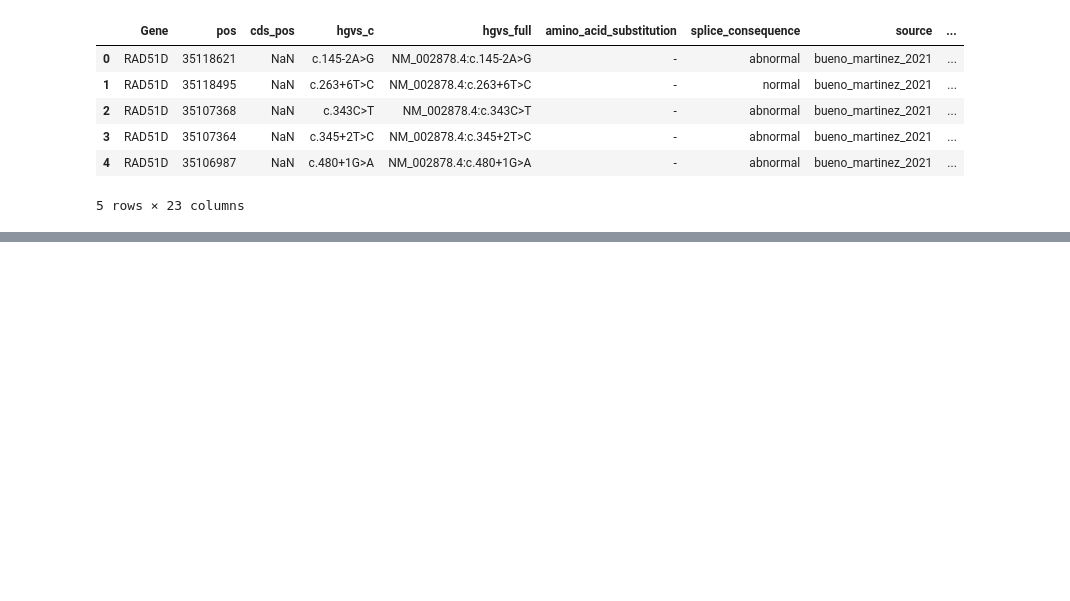
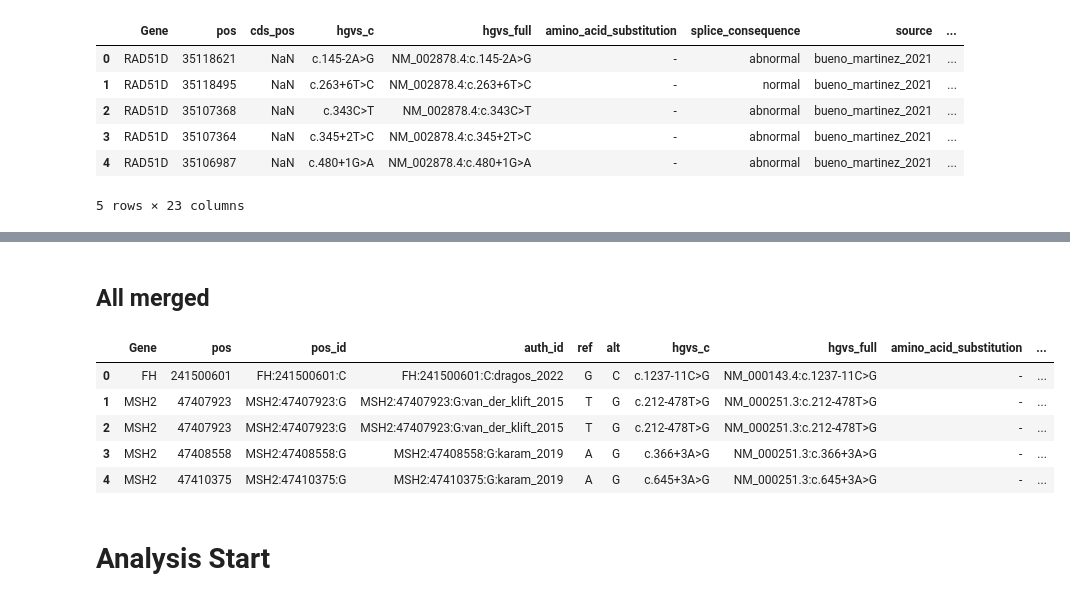
Before and after one commit to ivanw314/PillarProject_CAVA_Analysis, a Jupyter notebook: Notebooks/PP_CuratedSplicingProcessing.ipynb, the cells around one changed output, grey strips where cells are left out. Saved outputs shown, nothing was run; the diff lists cells and outputs as text; code cells hidden in the pictures; blank space fills up the shorter version.

```diff
--- a/Notebooks/PP_CuratedSplicingProcessing.ipynb
+++ b/Notebooks/PP_CuratedSplicingProcessing.ipynb
@@ -155,0 +192,17 @@ with open('./Data/sge_data_for_qc/spliceai_benchmarking/20260511_CuratedSplicing
+# %%
+new_vcf = pd.read_csv('./Data/sge_data_for_qc/spliceai_benchmarking/20260511_CuratedSplicing_UpdatedVEP.txt', sep='\t')
+genes = to_new_vcf['Gene'].unique().tolist()
+new_vcf = new_vcf[new_vcf['SYMBOL'].isin(genes)]
+new_vcf['pos'] = new_vcf['Location'].transform(lambda x: int(x.split('-')[1]))
+new_vcf['pos_id'] = new_vcf['SYMBOL'] + ':' + new_vcf['pos'].astype(str) + ':' + new_vcf['Allele']
+
+new_vcf = new_vcf[new_vcf['SpliceAI_pred_DS_DL']!='-']
+
+new_vcf[['SpliceAI_pred_DS_AG', 'SpliceAI_pred_DS_AL', 'SpliceAI_pred_DS_DG', 'SpliceAI_pred_DS_DL']] = new_vcf[['SpliceAI_pred_DS_AG', 'SpliceAI_pred_DS_AL', 'SpliceAI_pred_DS_DG', 'SpliceAI_pred_DS_DL']].astype(float)
+processed_new_vcf = spliceai_mapper(new_vcf)
+# %%
+to_new_vcf['pos_id'] = to_new_vcf['Gene'] + ':' + to_new_vcf['pos'].astype(str) + ':' + to_new_vcf['alt']
+to_new_vcf['auth_id'] = to_new_vcf['pos_id'] + ':' + to_new_vcf['source']
+
+final_merged = pd.merge(to_new_vcf, processed_new_vcf, on='pos_id', how='inner')
+final_merged.head()
@@ -155,0 +217,22 @@ with open('./Data/sge_data_for_qc/spliceai_benchmarking/20260511_CuratedSplicing
+# %% [markdown]
+## All merged
+# %%
+final_merged = final_merged.rename(columns={'Gene_x': 'Gene',
+                                            'pos_x': 'pos'})
+
+final_merged['simplified_consequence'] = final_merged['Consequence'].transform(lambda x: x.split(',')[0])
+
+
+final_merged = final_merged[['Gene', 'pos','pos_id','auth_id', 'ref', 'alt','hgvs_c', 'hgvs_full', 'amino_acid_substitution', 'Consequence', 'simplified_consequence', 'maxSpliceAI', 'maxSpliceAI', 'splice_impact', 'simple_splice_impact']]
+
+
+final_merged.head()
+# %% [output]
+|  | Gene | pos | pos_id | auth_id | ref | alt | hgvs_c | hgvs_full | amino_acid_substitution | ... |
+| 0 | FH | 241500601 | FH:241500601:C | FH:241500601:C:dragos_2022 | G | C | c.1237-11C>G | NM_000143.4:c.1237-11C>G | - | ... |
+| 1 | MSH2 | 47407923 | MSH2:47407923:G | MSH2:47407923:G:van_der_klift_2015 | T | G | c.212-478T>G | NM_000251.3:c.212-478T>G | - | ... |
+| 2 | MSH2 | 47407923 | MSH2:47407923:G | MSH2:47407923:G:van_der_klift_2015 | T | G | c.212-478T>G | NM_000251.3:c.212-478T>G | - | ... |
+| 3 | MSH2 | 47408558 | MSH2:47408558:G | MSH2:47408558:G:karam_2019 | A | G | c.366+3A>G | NM_000251.3:c.366+3A>G | - | ... |
+| 4 | MSH2 | 47410375 | MSH2:47410375:G | MSH2:47410375:G:karam_2019 | A | G | c.645+3A>G | NM_000251.3:c.645+3A>G | - | ... |
+# %% [markdown]
+# Analysis Start
```
Also changed, not shown: parts of 10 cells of this notebook.
